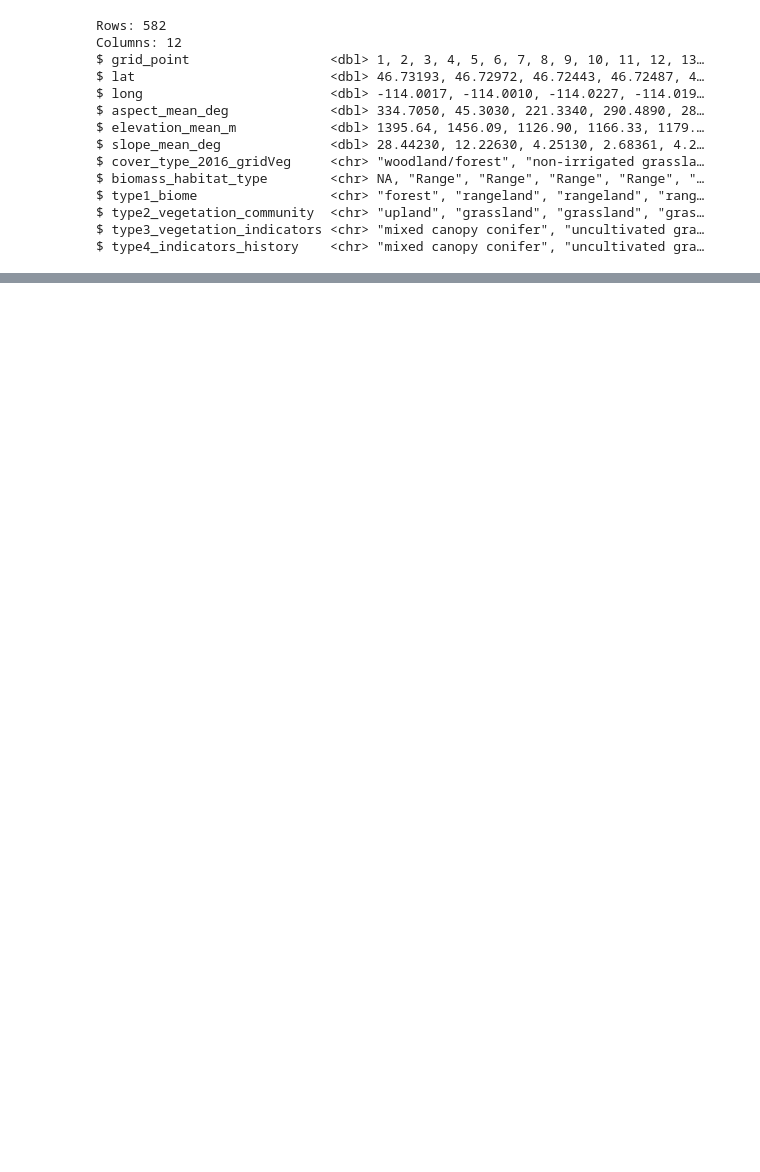
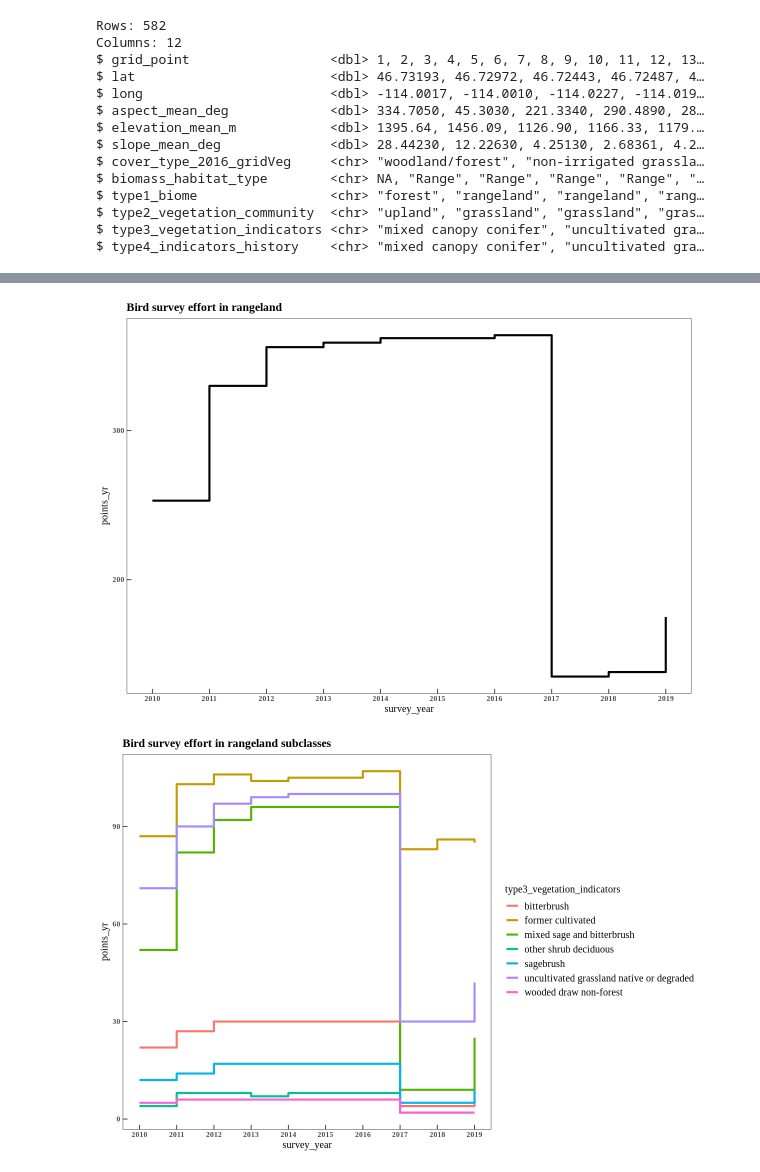
Before and after one commit to samsoe/mpg_notebooks, a Jupyter notebook: abundance_order_habitat_wrangle.ipynb, the cells around one changed output, grey strips where cells are left out. Cells and saved outputs as stored; diff of their text form; code cells hidden in the pictures; blank space fills up the shorter version.

Commit message:
Versioned before csv -> big query data access changes

```diff
--- a/abundance_order_habitat_wrangle.ipynb
+++ b/abundance_order_habitat_wrangle.ipynb
@@ -298,0 +410,49 @@ $ abundance_avg               <dbl> 0.7000000, 0.7000000, 0.8125000, 0.500000…
+# %%
+#@title Actual survey effort { run: "auto", vertical-output: true, form-width: "50%" }
+#@markdown Survey effort was inconsistent over the years,
+#@markdown with 2010-2011 and 2017-2019 having fewer surveys.
+#@markdown The number of surveys conducted in those years is
+#@markdown likely still sufficient to allow quantiles calculation
+#@markdown for the MPG Matrix. For other uses, the location of
+#@markdown those points should be examined to make sure they
+#@markdown won't introduce bias in bird abundance data.
+
+#@markdown The second plot below shows the survey effort broken
+#@markdown out by type 3 habitat classifications.
+#@markdown * *former cultivated* habitat type is evenly represented across years
+#@markdown * *uncultivated grassland* habitat types are only sampled
+#@markdown at about 30% of total in 2017-2019, possibly unfortunate as this
+#@markdown habitat is the control type for *former cultivated*
+#@markdown * It looks like all shrub-based habitats were surveyed much
+#@markdown less in 2017-2019
+
+# Control axis options
+options(repr.plot.width = 10, repr.plot.height = 7)
+axis_limits = range(abundance_order_habitat$survey_year)
+
+abundance_order_habitat %>%
+filter(type1_biome == "rangeland") %>%
+group_by(survey_year, survey_grid_point) %>%
+slice(1) %>%
+group_by(survey_year, type1_biome) %>%
+summarize(points_yr = n()) %>%
+ggplot(aes(x = survey_year, y = points_yr)) +
+  scale_x_continuous(breaks = c(axis_limits[1]:axis_limits[2])) +
+  geom_step(size = 1.2) +
+  labs(title = "Bird survey effort in rangeland") +
+  theme_bgl
+
+abundance_order_habitat %>%
+filter(type1_biome == "rangeland") %>%
+group_by(survey_year, survey_grid_point) %>%
+slice(1) %>%
+group_by(survey_year, type3_vegetation_indicators) %>%
+summarize(points_yr = n()) %>%
+ggplot(aes(x = survey_year, y = points_yr)) +
+  scale_x_continuous(breaks = c(axis_limits[1]:axis_limits[2])) +
+  geom_step(aes(color = type3_vegetation_indicators), size = 1.2) +
+  labs(title = "Bird survey effort in rangeland subclasses") +
+  theme_bgl
+# %% [output]
+[figure, added]
+[figure, added]
```
Also changed, not shown: parts of 32 cells of this notebook.
